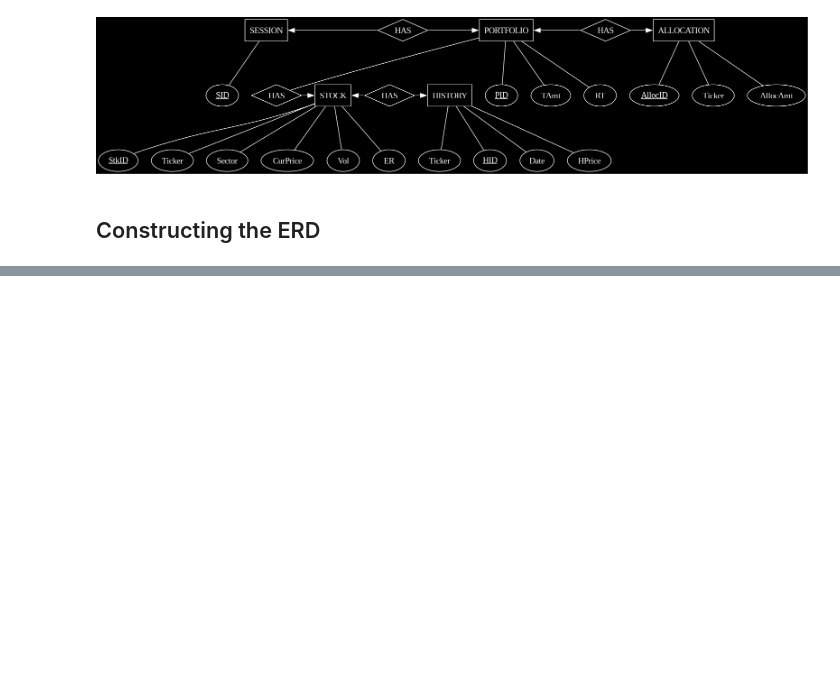
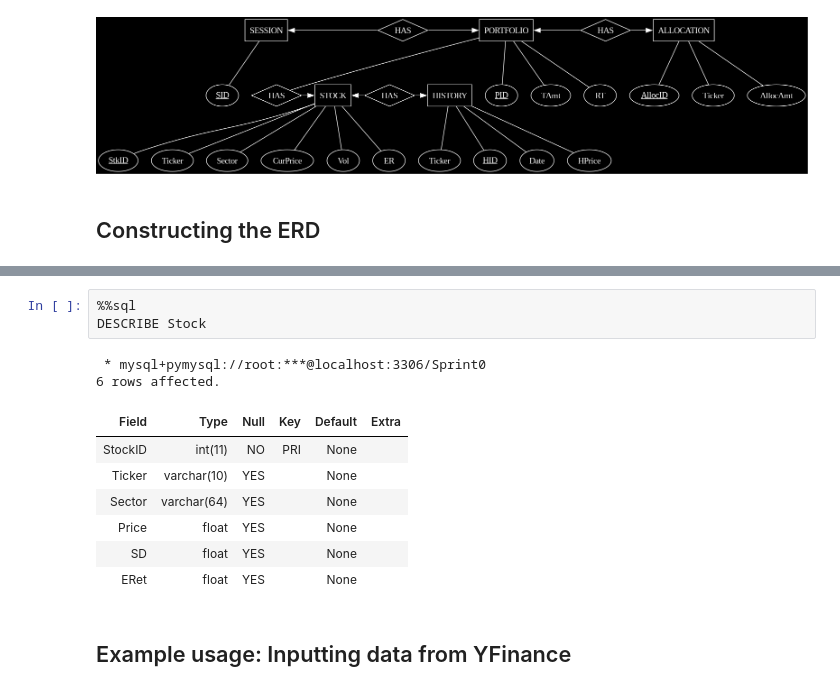
Before and after one commit to CSC370-Project/Risk-Assessment-in-SQL-Python, a Jupyter notebook: 0-KickOff/0-KickoffExDB.ipynb, the cells around one changed output, grey strips where cells are left out. Drawn from its saved outputs; the diff is of its cells as text; blank space fills up the shorter version.

```diff
--- a/0-KickOff/0-KickoffExDB.ipynb
+++ b/0-KickOff/0-KickoffExDB.ipynb
@@ -169,0 +250,15 @@ SHOW TABLES
+# %%
+%%sql
+DESCRIBE Stock
+# %% [output]
+ * mysql+pymysql://root:***@localhost:3306/Sprint0
+6 rows affected.
+| Field | Type | Null | Key | Default | Extra |
+| StockID | int(11) | NO | PRI | None |  |
+| Ticker | varchar(10) | YES |  | None |  |
+| Sector | varchar(64) | YES |  | None |  |
+| Price | float | YES |  | None |  |
+| SD | float | YES |  | None |  |
+| ERet | float | YES |  | None |  |
+# %% [markdown]
+## Example usage: Inputting data from YFinance
```
Also changed, not shown: parts of 8 cells of this notebook, 2 other files.
